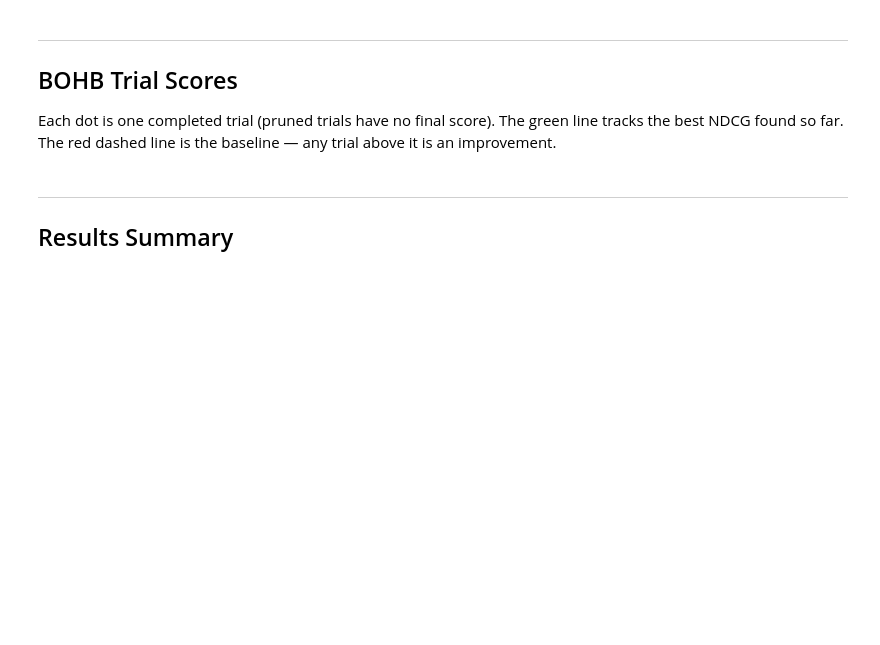
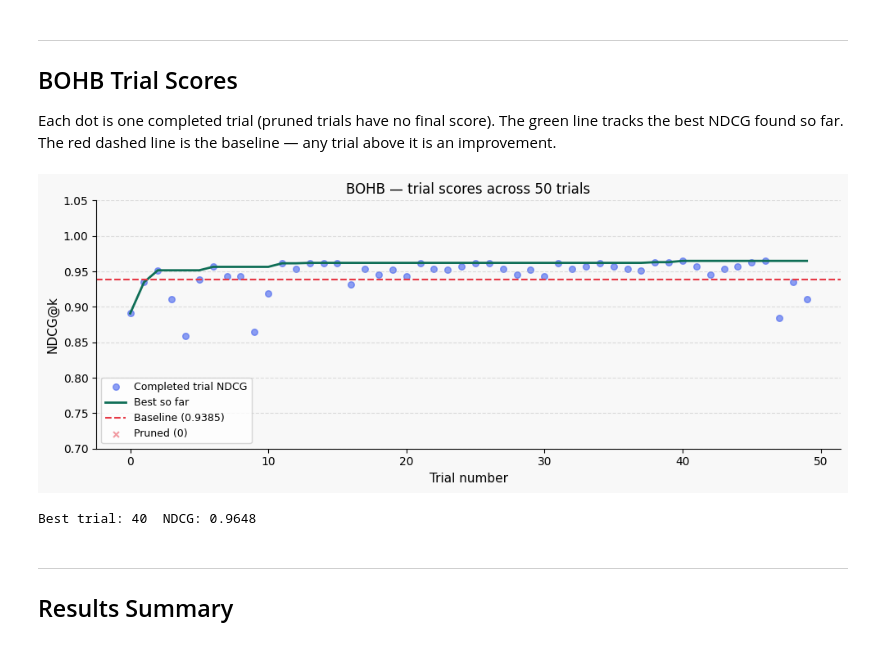
Before and after one commit to Bin-Thabit/special_topics_AI, a Jupyter notebook: notebooks/d1_report_final-2.ipynb, the cells around one changed output. Saved outputs shown, nothing was run; the diff lists cells and outputs as text; code cells hidden in the pictures; blank space fills up the shorter version.

```diff
--- a/notebooks/d1_report_final-2.ipynb
+++ b/notebooks/d1_report_final-2.ipynb
@@ -956,13 +975,15 @@ The Bayesian part (TPE) learns which  and  regions produce high NDCG and focuses
 **Expected:** Improvement over baseline with a significant fraction of trials pruned early.
 # %%
 # ── BOHB — 50 trials ──────────────────────────────────────────────────────────
+import importlib
+import automl.bohb_search as _bohb_mod
+importlib.reload(_bohb_mod)
+from automl.bohb_search import run_bohb
+
 bohb_results = run_bohb(n_trials=50, chunks_path=CHUNKS_PATH, gold_path=GOLD_PATH)
-
+bohb_study = bohb_results["study"]
 print(f"BOHB best NDCG@k  : {bohb_results['best_ndcg']:.4f}")
 print(f"BOHB best Recall@k: {bohb_results['best_recall']}")
 print(f"Completed trials  : {bohb_results['complete']}")
 print(f"Pruned trials     : {bohb_results['pruned']}  ← killed early by HyperBand")
-print(f"Best parameters:")
-for k, v in bohb_results["best_params"].items():
-    print(f"  {k:<12} : {v}")
 # %% [output]
@@ -1075,3 +1019,47 @@ print(f"Best trial: {_study.best_trial.number}  NDCG: {_study.best_value:.4f}")
+# %%
+# ── Plot trial scores from bohb_results ───────────────────────────────────────
+
+
+complete_trials = [t for t in bohb_study.trials
+                   if t.state == optuna.trial.TrialState.COMPLETE]
+trial_nums   = [t.number for t in complete_trials]
+trial_values = [t.value  for t in complete_trials]
+best_so_far  = [max(trial_values[:i+1]) for i in range(len(trial_values))]
+
+fig, ax = plt.subplots(figsize=(10, 4))
+fig.patch.set_facecolor("#f8f8f8")
+ax.set_facecolor("#f8f8f8")
+
+ax.scatter(trial_nums, trial_values,
+           color="#4361ee", alpha=0.6, s=30, label="Completed trial NDCG")
+ax.plot(trial_nums, best_so_far,
+        color="#0f6e56", linewidth=2, label="Best so far")
+ax.axhline(y=baseline["ndcg"], color="#e63946", linewidth=1.5,
+           linestyle="--", label=f"Baseline ({baseline['ndcg']})")
+
+pruned_nums = [t.number for t in bohb_study.trials
+               if t.state == optuna.trial.TrialState.PRUNED]
+ax.scatter(pruned_nums, [baseline["ndcg"] - 0.015] * len(pruned_nums),
+           color="#e63946", marker="x", s=25, alpha=0.5,
+           label=f"Pruned ({len(pruned_nums)})")
+
+ax.set_xlabel("Trial number", fontsize=11)
+ax.set_ylabel("NDCG@k", fontsize=11)
+ax.set_title("BOHB — trial scores across 50 trials", fontsize=12)
+ax.set_ylim(0.7, 1.05)
+ax.legend(fontsize=9)
+ax.grid(axis="y", linestyle="--", alpha=0.4)
+ax.spines["top"].set_visible(False)
+ax.spines["right"].set_visible(False)
+
+Path("../docs").mkdir(exist_ok=True)
+plt.tight_layout()
+plt.savefig("../docs/bohb_trials.png", dpi=150)
+plt.show()
+print(f"Best trial: {bohb_study.best_trial.number}  NDCG: {bohb_study.best_value:.4f}")
+# %% [output]
+[figure, added]
+Best trial: 40  NDCG: 0.9648
 # %% [markdown]
 ---
 ## Results Summary
```
Also changed, not shown: parts of 9 cells of this notebook, 1 other file.
